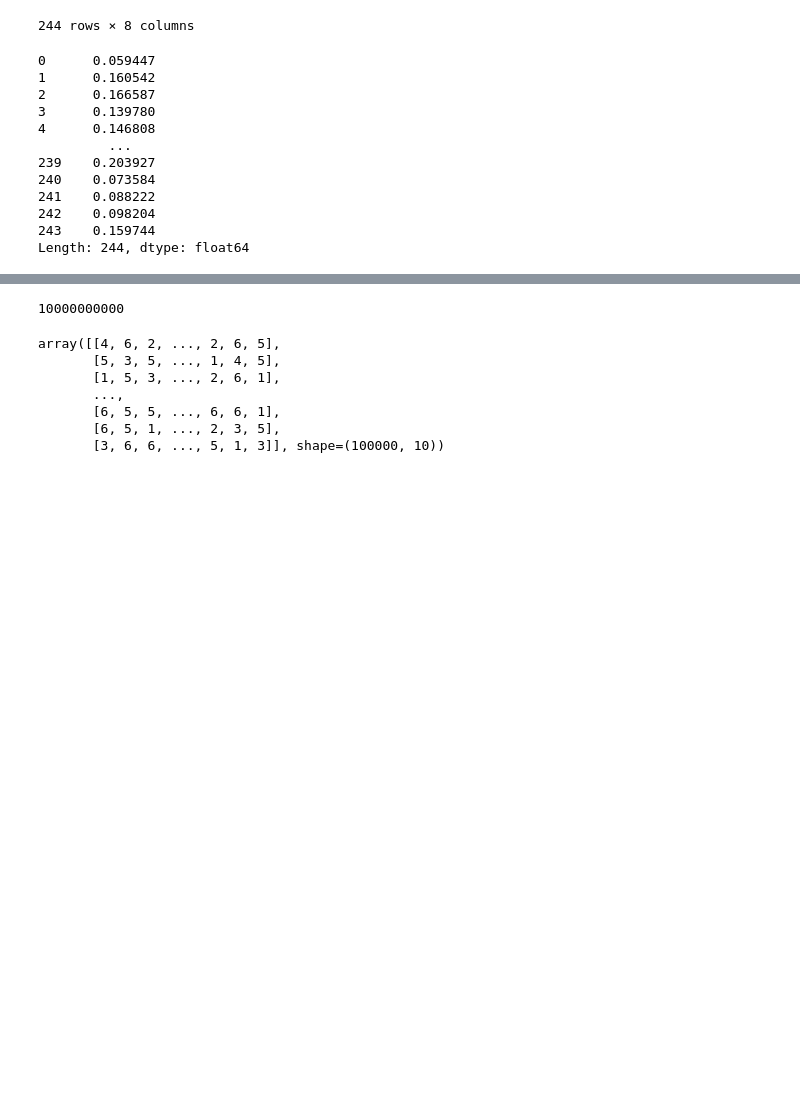
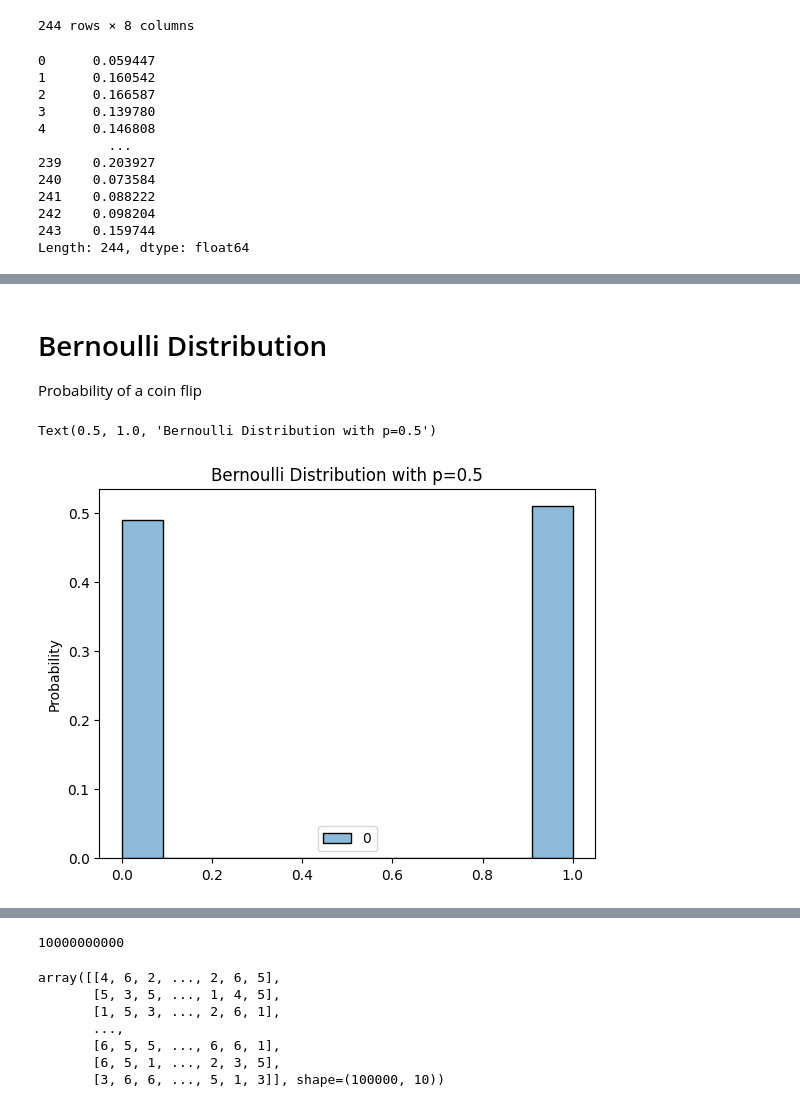
Before and after one commit to bipin-a/aidi-1204, a Jupyter notebook: In_Class_Notebooks/Week4_monte_carlo.ipynb, the cells around one changed output, grey strips where cells are left out. Cells and saved outputs as stored; diff of their text form; code cells hidden in the pictures; blank space fills up the shorter version.

```diff
--- a/In_Class_Notebooks/Week4_monte_carlo.ipynb
+++ b/In_Class_Notebooks/Week4_monte_carlo.ipynb
@@ -339,0 +362,26 @@ ax.legend()
+# %% [markdown]
+# Bernoulli Distribution
+
+Probability of a coin flip
+# %%
+fig,ax = plt.subplots()
+
+num_trials = 1000
+bernoulli_df = pd.DataFrame(
+    np.random.randint(
+        low=0,
+        high=2,
+        size=num_trials,
+        ),
+        )
+
+
+sns.histplot(
+    bernoulli_df,
+    ax=ax,
+    stat='probability',
+    )
+ax.set_title("Bernoulli Distribution with p=0.5")
+# %% [output]
+Text(0.5, 1.0, 'Bernoulli Distribution with p=0.5')
+[figure, added]
```
Also changed, not shown: parts of 14 cells of this notebook.
